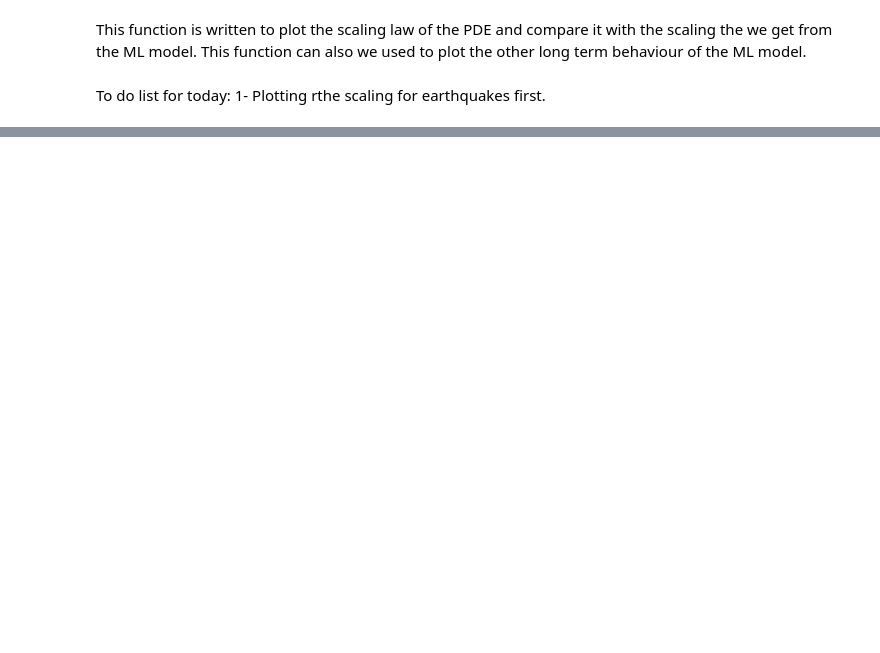
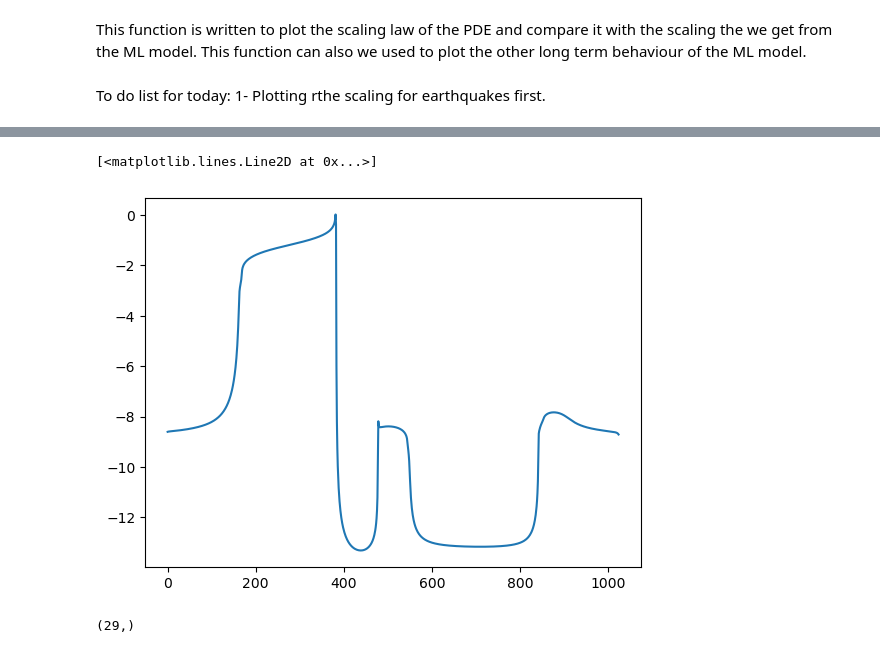
Before and after one commit to hojjatks/ROM_EnKF_earthquakecycle, a Jupyter notebook: Codes/earthquake/scaling.ipynb, the cells around one changed output, grey strips where cells are left out. Drawn from its saved outputs; the diff is of its cells as text; code cells hidden in the pictures; blank space fills up the shorter version.

```diff
--- a/Codes/earthquake/scaling.ipynb
+++ b/Codes/earthquake/scaling.ipynb
@@ -43,0 +54,5 @@ pdot=np.sum(v,axis=1)*delta_x
+# %%
+plt.plot(np.log10(v[2000,:]))
+# %% [output]
+[<matplotlib.lines.Line2D at 0x...>]
+[figure, added]
@@ -43,0 +96,4 @@ pdot=np.sum(v,axis=1)*delta_x
+# %%
+print(T1s.shape)
+# %% [output]
+(29,)
```
Also changed, not shown: parts of 25 cells of this notebook.
